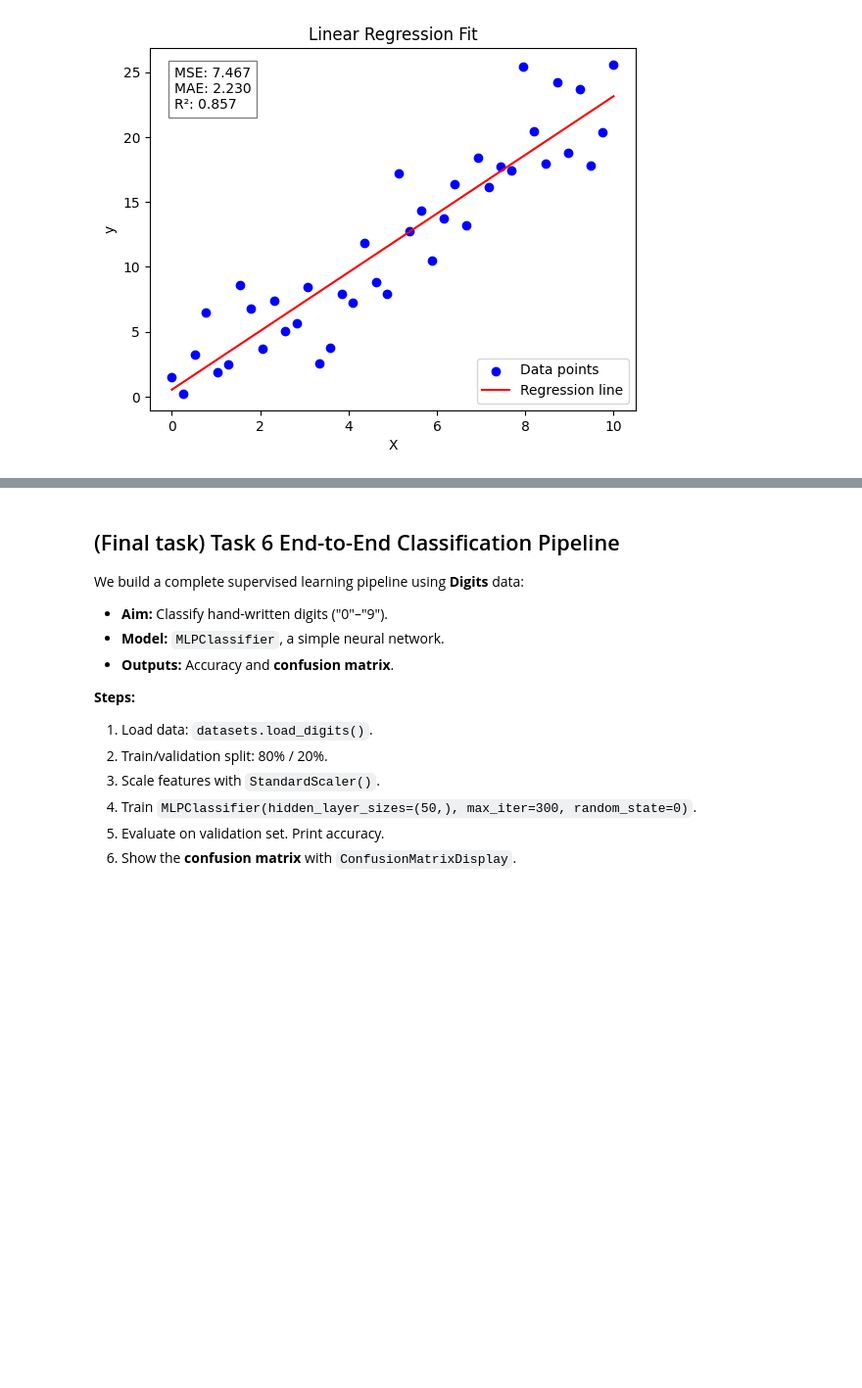
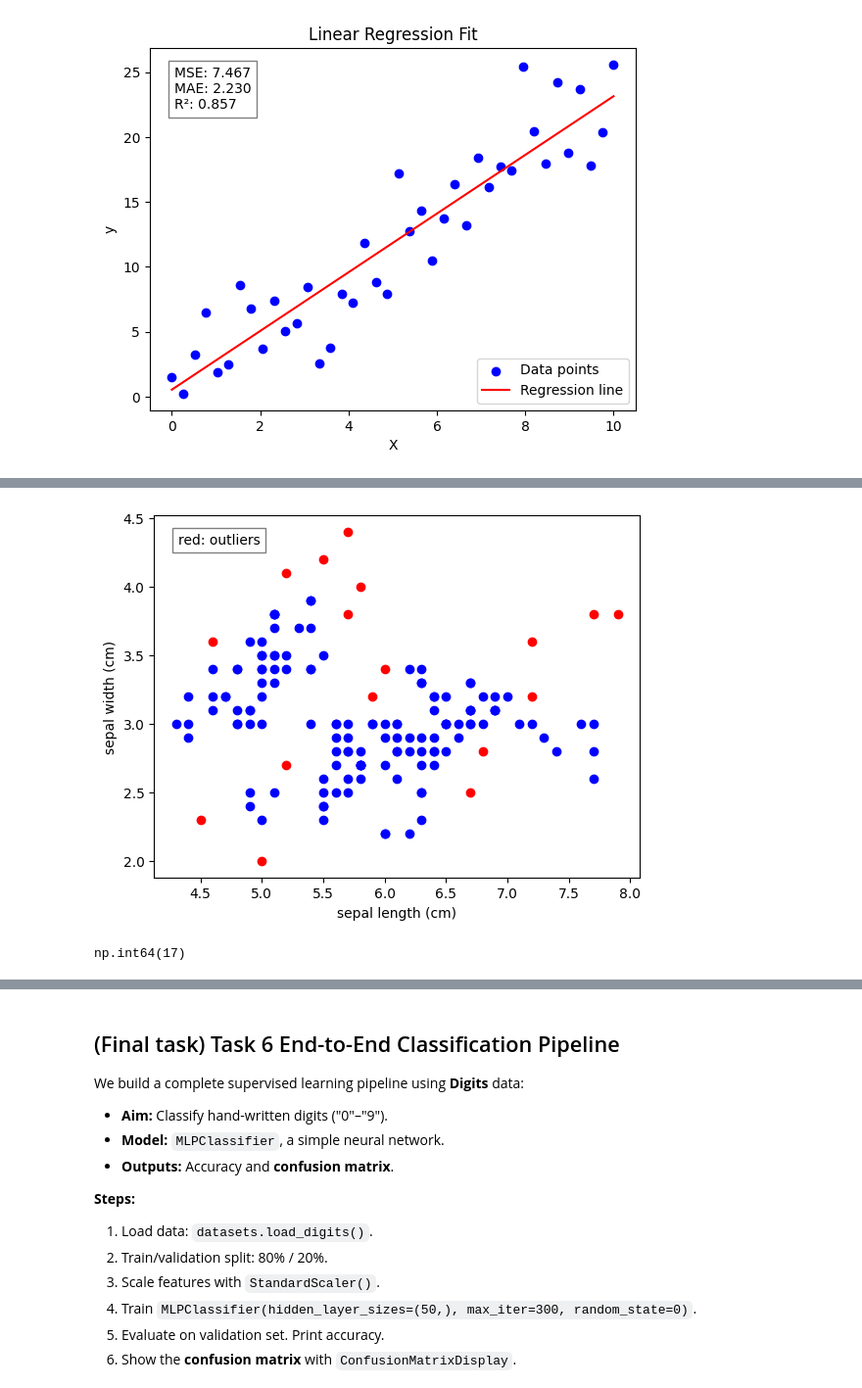
Before and after one commit to Arxcis/VE3451-KI-og-maskinl-ring, a Jupyter notebook: Assign2_Supervised_learning.ipynb, the cells around one changed output, grey strips where cells are left out. Shown: that part at 98% size. Drawn from its saved outputs; the diff is of its cells as text; code cells hidden in the pictures; blank space fills up the shorter version.

```diff
--- a/Assign2_Supervised_learning.ipynb
+++ b/Assign2_Supervised_learning.ipynb
@@ -411,0 +398,7 @@ Start with `k = 5`.
+# %%
+#     (Hint: use datasets.load_iris() from sklearn; then use data[:, :2] to get first two features)
+from sklearn import datasets
+from pandas import DataFrame
+
+iris = datasets.load_iris(as_frame=True).data.copy()
+iris_limited = iris[["sepal length (cm)", "sepal width (cm)"]]
@@ -411,0 +523,6 @@ Start with `k = 5`.
+# %%
+#  -> (your answer):
+task5(iris, k=2)
+# %% [output]
+[figure, added]
+np.int64(17)
```
Also changed, not shown: parts of 21 cells of this notebook, 1 other file.
